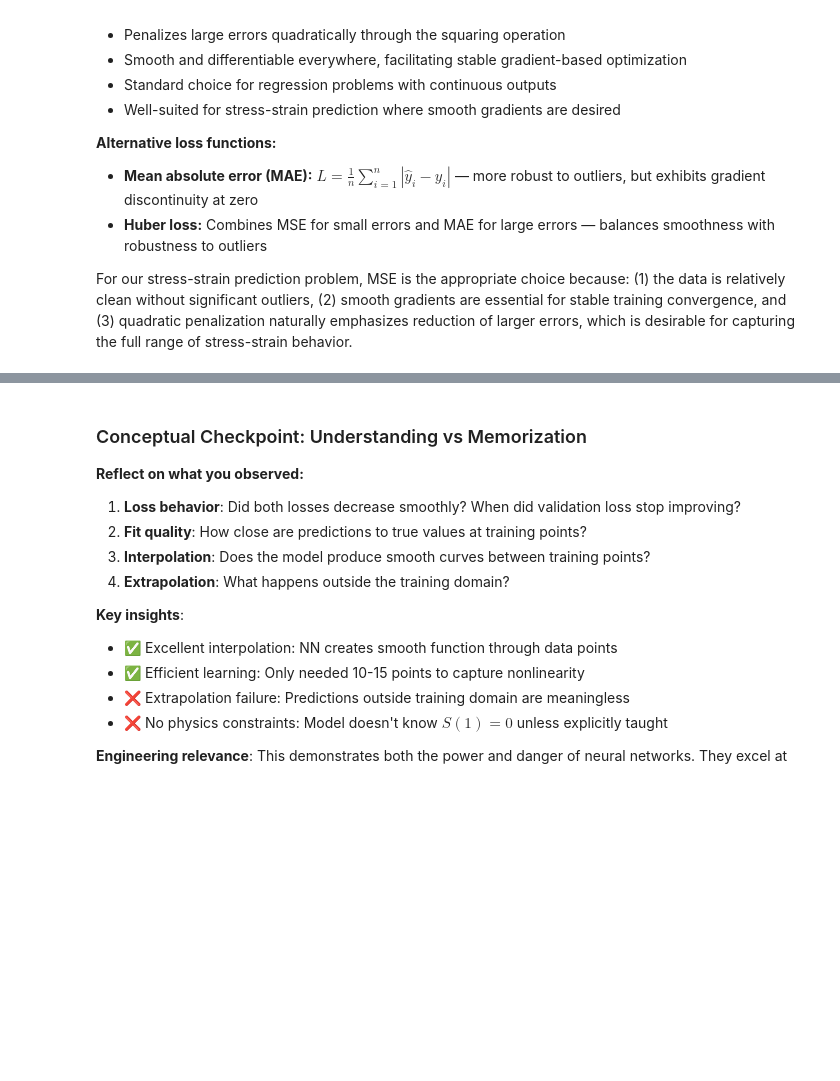
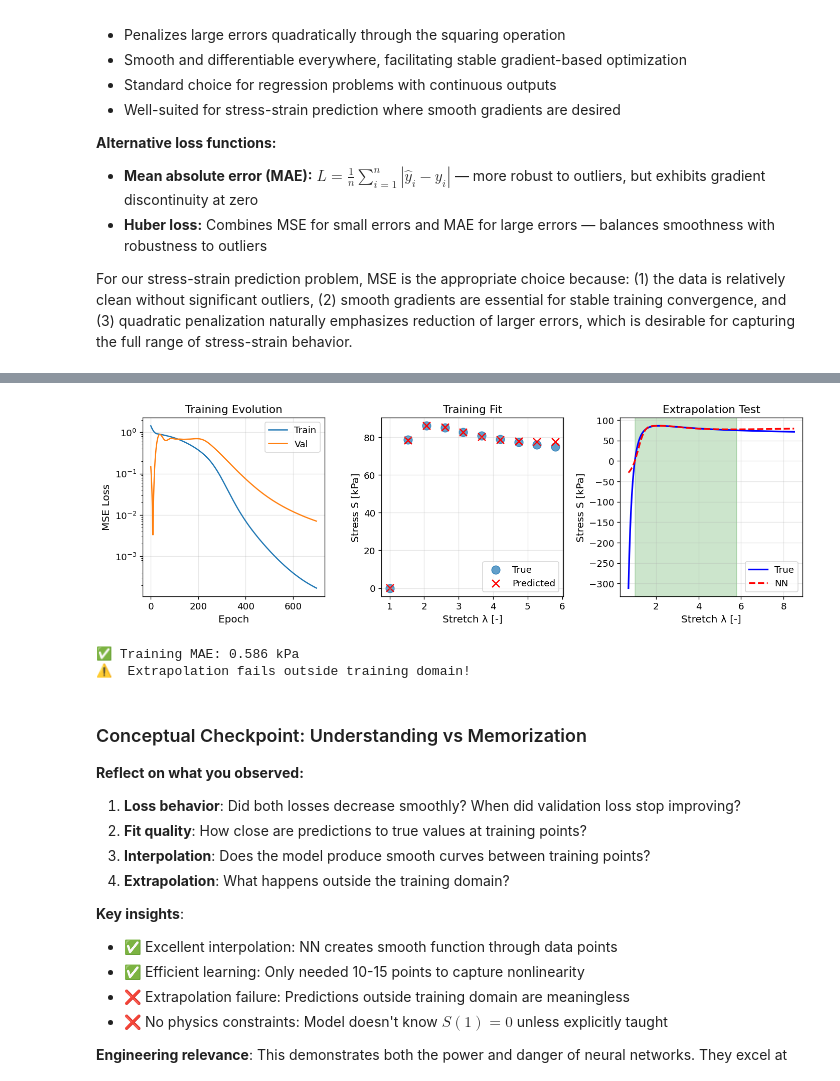
Before and after one commit to artkula/ML-retreat-tekmek-2025, a Jupyter notebook: NN_RNN_SINDy.ipynb, the cells around one changed output, grey strips where cells are left out. Cells and saved outputs as stored; diff of their text form; code cells hidden in the pictures; blank space fills up the shorter version.

```diff
--- a/NN_RNN_SINDy.ipynb
+++ b/NN_RNN_SINDy.ipynb
@@ -675,6 +692,7 @@ callbacks_list = [
 # ============================================================================
 # We train for up to 700 (FAST) or 1000 epochs. Validation split = 0.2 means
 # 80% of data used for gradient updates, 20% for validation monitoring.
+# We are not using callback here, but we will later.
 # ----------------------------------------------------------------------------
 history = model_clean.fit(
     X_norm.reshape(-1, 1),
@@ -682,7 +700,6 @@ history = model_clean.fit(
     epochs=700 if FAST else 1000,
     verbose=0,
     validation_split=0.2,
-    callbacks=callbacks_list
 )
 
 
@@ -748,3 +765,4 @@ plt.show()
 mae_train = np.mean(np.abs(y_pred - stress_train))
 print(f"\n✅ Training MAE: {mae_train:.3f} kPa")
 print(f"⚠️  Extrapolation fails outside training domain!")
+# %% [output]
@@ -751,3 +770,6 @@ print(f"⚠️  Extrapolation fails outside training domain!")
+[figure, added]
+✅ Training MAE: 0.586 kPa
+⚠️  Extrapolation fails outside training domain!
 # %% [markdown]
 ### Conceptual Checkpoint: Understanding vs Memorization
 
```
Also changed, not shown: parts of 6 cells of this notebook.
